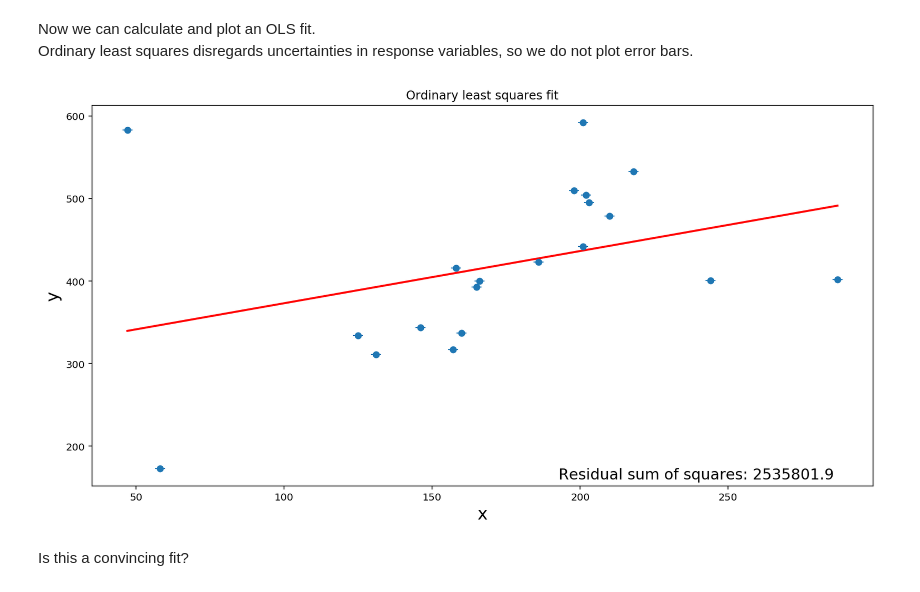
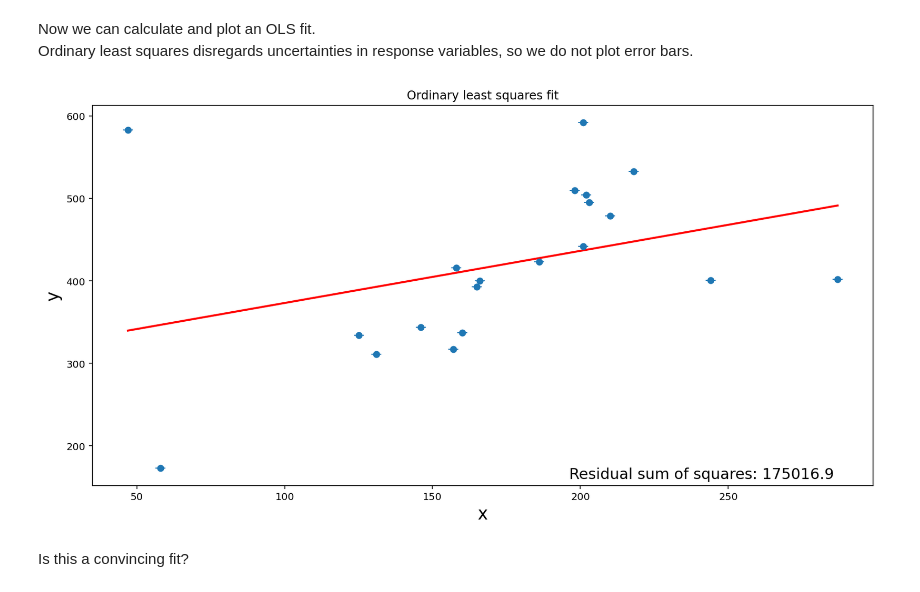
Before and after one commit to pweglik/esum, a Jupyter notebook: lab3.ipynb, the cells around one changed output. Cells and saved outputs as stored; diff of their text form; code cells hidden in the pictures.

```diff
--- a/lab3.ipynb
+++ b/lab3.ipynb
@@ -201,7 +205,6 @@ Implement the `OLS` function, which:
   - residual sum of squares, i.e. $\sum_{i=1}^n (y_i - \mathbf{w}^\mathsf{T}\mathbf{x}_i)^2$.
 # %%
 def OLS(X, y):
-    w = inv(np.dot(X.T, X)) @ np.dot(X.T, y)
-    # TODO
-    RSS = np.sum(np.square(y - w.T*X))
+    w = inv(np.dot(X.T, X)) @ (X.T @ y)
+    RSS = np.sum(np.square(hogg_y - hogg_x @ w))
     return w, RSS
@@ -215,10 +214,10 @@ Ordinary least squares disregards uncertainties in response variables, so we do
 # %%
 w, RSS = OLS(hogg_x, hogg_y)
 
 fig = plt.figure(figsize=(14, 7))
-plot_fit(plt.gca(), w, hogg_x, hogg_y, 0, RSS=RSS, title='Ordinary least squares fit')
+plot_fit(plt.gca(), w, hogg_x, np.squeeze(hogg_y), 0, RSS=RSS, title='Ordinary least squares fit')
 # %% [output]
-[figure, old version]
+[figure, new version]
 # %% [markdown]
 Is this a convincing fit?
 # %% [markdown]
```
Also changed, not shown: parts of 22 cells of this notebook.
